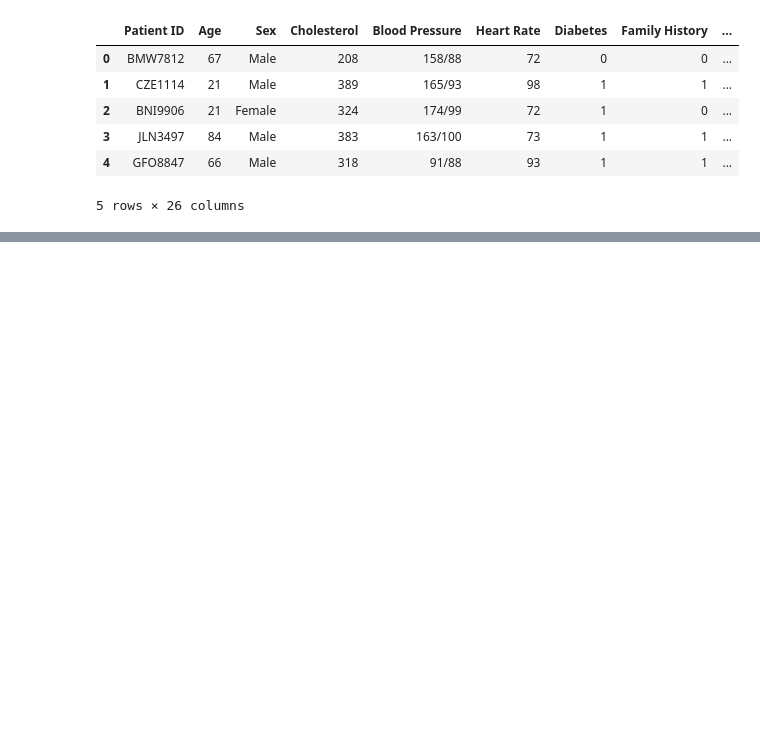
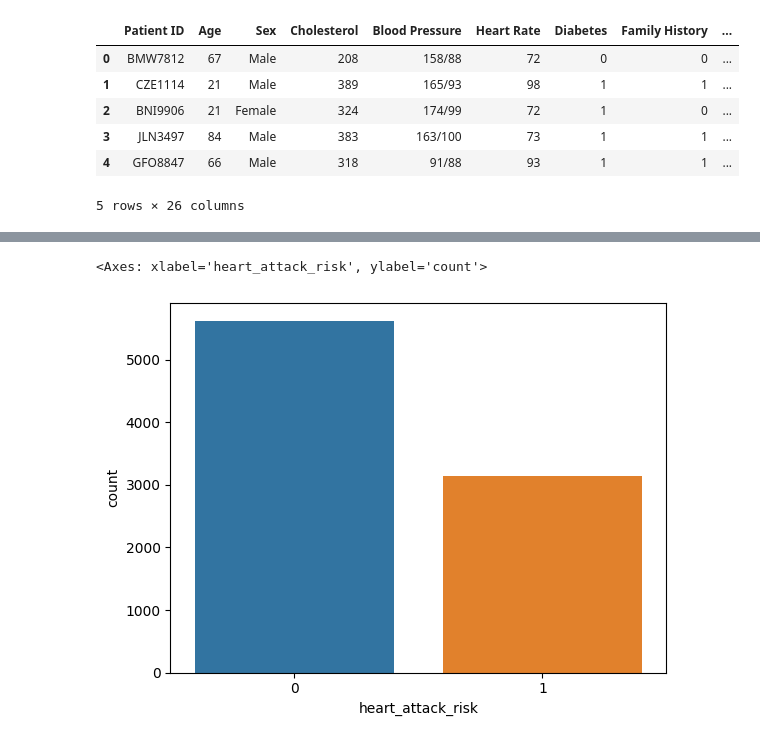
Before and after one commit to KeluargaBerencana-Hackfest/Cordova-ML, a Jupyter notebook: model.ipynb, the cells around one changed output, grey strips where cells are left out. Saved outputs shown, nothing was run; the diff lists cells and outputs as text; code cells hidden in the pictures; blank space fills up the shorter version.

```diff
--- a/model.ipynb
+++ b/model.ipynb
@@ -26,0 +121,7 @@ df.head()
+# %%
+df[['bp_systolic', 'bp_diastolic']] = df['blood_pressure'].str.split('/', expand=True)
+
+df['bp_systolic'] = pd.to_numeric(df['bp_systolic'])
+df['bp_diastolic'] = pd.to_numeric(df['bp_diastolic'])
+
+df = df.drop(['blood_pressure'], axis=1)
@@ -26,0 +138,2 @@ df.head()
+# %%
+df=df.drop_duplicates()
@@ -26,0 +182,5 @@ df.head()
+# %%
+sns.countplot(x="heart_attack_risk", data=df)
+# %% [output]
+<Axes: xlabel='heart_attack_risk', ylabel='count'>
+[figure, added]
```
Also changed, not shown: parts of 19 cells of this notebook.
